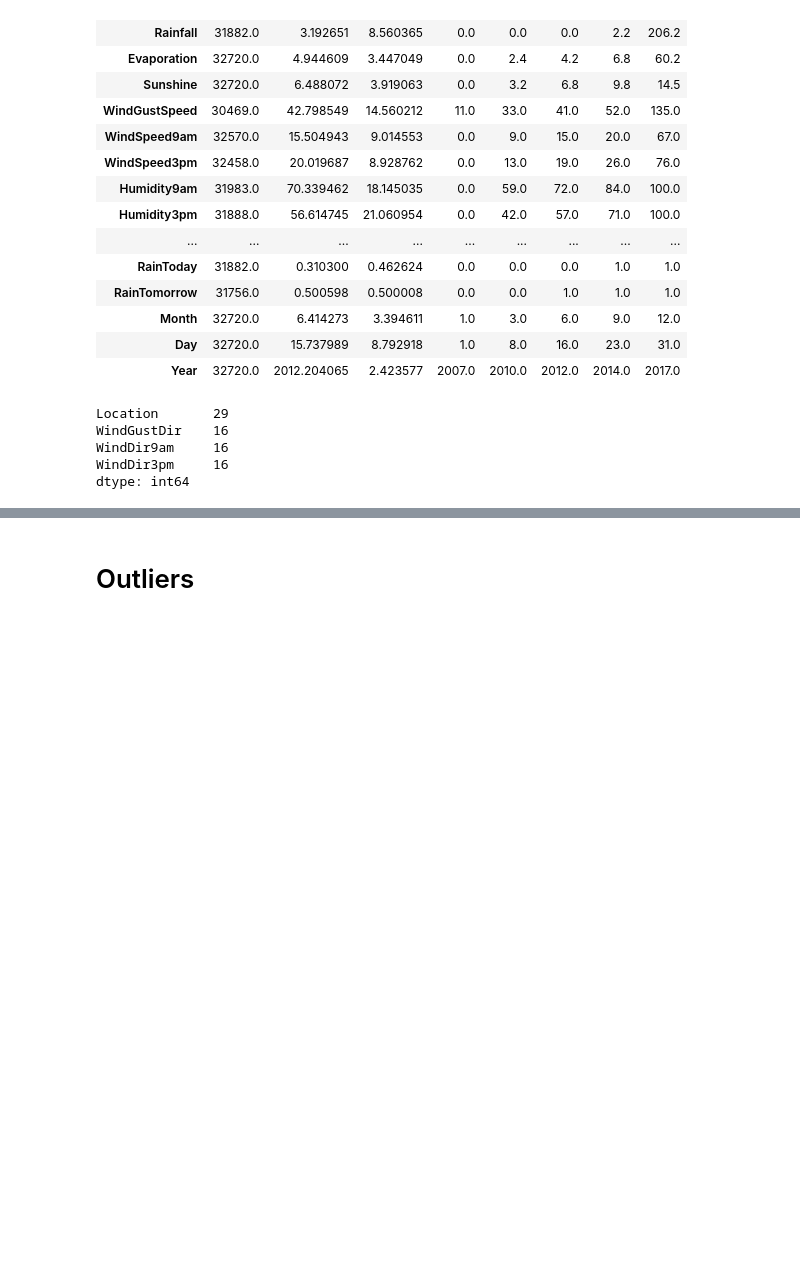
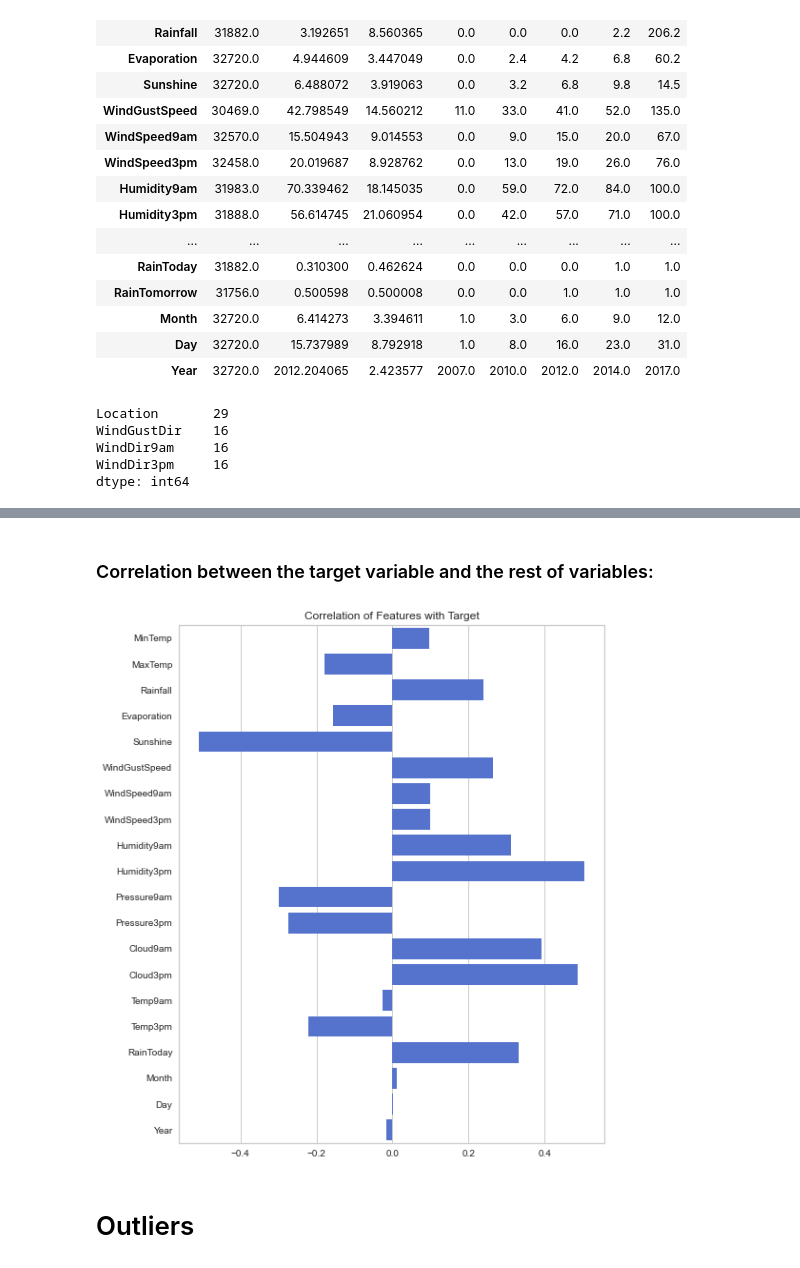
Before and after one commit to rogerbaiges/MLP-Model-Improvement-Project, a Jupyter notebook: src/MLP-lluc.ipynb, the cells around one changed output, grey strips where cells are left out. Drawn from its saved outputs; the diff is of its cells as text; code cells hidden in the pictures; blank space fills up the shorter version.

```diff
--- a/src/MLP-lluc.ipynb
+++ b/src/MLP-lluc.ipynb
@@ -400,3 +367,17 @@ sns.heatmap(correlation_matrix, mask=mask, cmap=cmap, vmax=None, center=0,square
+# %% [markdown]
+### Correlation between the target variable and the rest of variables:
+# %%
+# Drop 'RainTomorrow' from the correlations
+target_correlations = correlation_matrix['RainTomorrow']
+target_correlations = target_correlations.drop('RainTomorrow')
+
+# Create the vertical bar plot
+plt.figure(figsize=(8, 10))
+sns.barplot(y=target_correlations.index, x=target_correlations.values, color="royalblue", orient='h')
+plt.title('Correlation of Features with Target')
+plt.show()
+# %% [output]
+[figure, added]
 # %% [markdown]
 # Outliers
 # %%
```
Also changed, not shown: parts of 27 cells of this notebook, 1 other file.
